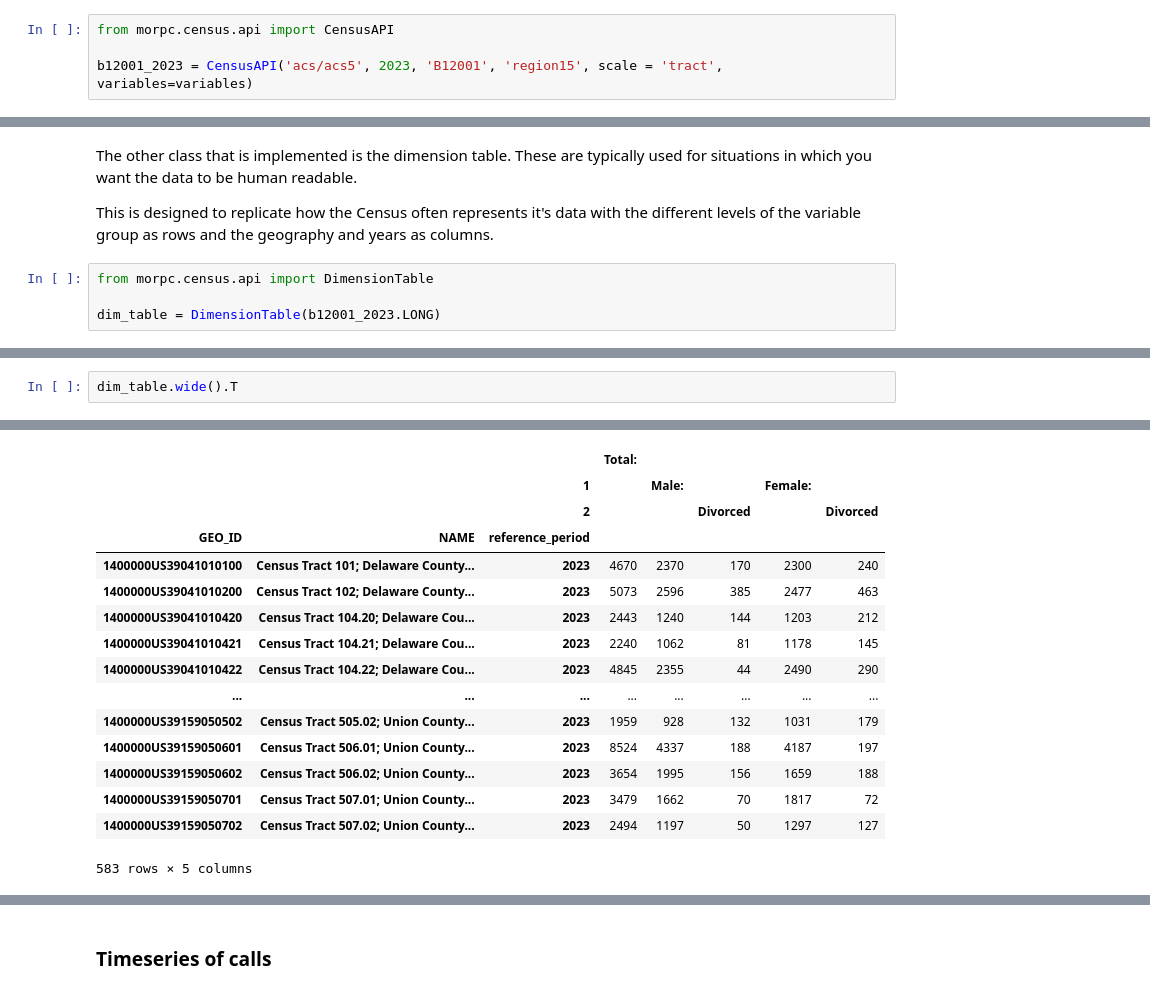
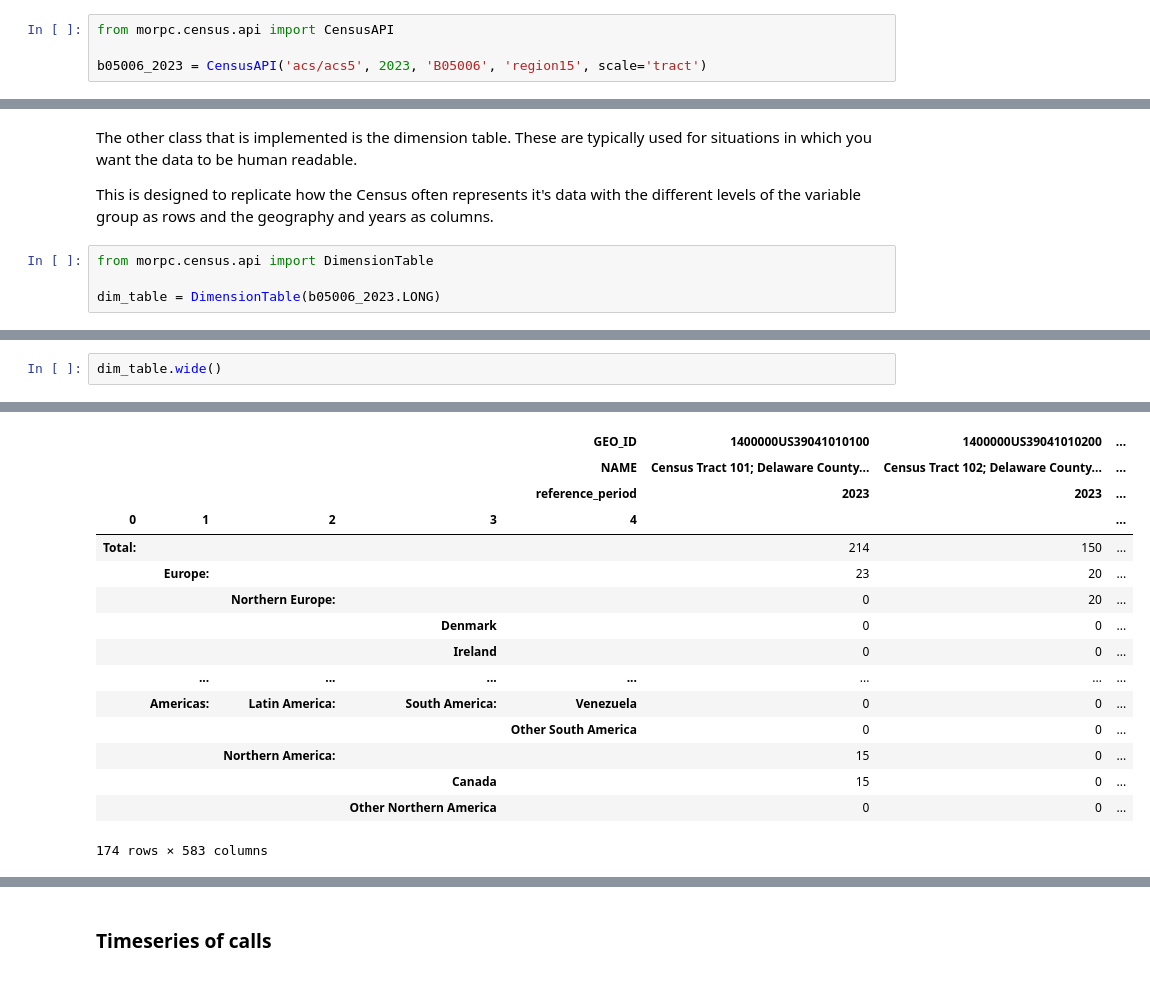
Before and after one commit to morpc/morpc-py, a Jupyter notebook: doc/07-morpc-census-demo.ipynb, the cells around one changed output, grey strips where cells are left out. Cells and saved outputs as stored; diff of their text form.

```diff
--- a/doc/07-morpc-census-demo.ipynb
+++ b/doc/07-morpc-census-demo.ipynb
@@ -194,5 +165,5 @@ variables =['B12001_001E', 'B12001_002E', 'B12001_010E', 'B12001_011E', 'B12001_
 # %%
 from morpc.census.api import CensusAPI
 
-b12001_2023 = CensusAPI('acs/acs5', 2023, 'B12001', 'region15', scale = 'tract', variables=variables)
+b05006_2023 = CensusAPI('acs/acs5', 2023, 'B05006', 'region15', scale='tract')
 # %% [output]
@@ -258,5 +232,5 @@ This is designed to replicate how the Census often represents it's data with the
 # %%
 from morpc.census.api import DimensionTable
 
-dim_table = DimensionTable(b12001_2023.LONG)
+dim_table = DimensionTable(b05006_2023.LONG)
 # %% [output]
@@ -264,3 +238,3 @@ dim_table = DimensionTable(b12001_2023.LONG)
 # %%
-dim_table.wide().T
+dim_table.wide()
 # %% [output]
@@ -269,17 +243,17 @@ dim_table.wide().T
-|  |  |  | Total: |  |  |  |  |
-|  |  | 1 |  | Male: |  | Female: |  |
-|  |  | 2 |  |  | Divorced |  | Divorced |
-| GEO_ID | NAME | reference_period |  |  |  |  |  |
-| 1400000US39041010100 | Census Tract 101; Delaware County... | 2023 | 4670 | 2370 | 170 | 2300 | 240 |
-| 1400000US39041010200 | Census Tract 102; Delaware County... | 2023 | 5073 | 2596 | 385 | 2477 | 463 |
-| 1400000US39041010420 | Census Tract 104.20; Delaware Cou... | 2023 | 2443 | 1240 | 144 | 1203 | 212 |
-| 1400000US39041010421 | Census Tract 104.21; Delaware Cou... | 2023 | 2240 | 1062 | 81 | 1178 | 145 |
-| 1400000US39041010422 | Census Tract 104.22; Delaware Cou... | 2023 | 4845 | 2355 | 44 | 2490 | 290 |
-| ... | ... | ... | ... | ... | ... | ... | ... |
-| 1400000US39159050502 | Census Tract 505.02; Union County... | 2023 | 1959 | 928 | 132 | 1031 | 179 |
-| 1400000US39159050601 | Census Tract 506.01; Union County... | 2023 | 8524 | 4337 | 188 | 4187 | 197 |
-| 1400000US39159050602 | Census Tract 506.02; Union County... | 2023 | 3654 | 1995 | 156 | 1659 | 188 |
-| 1400000US39159050701 | Census Tract 507.01; Union County... | 2023 | 3479 | 1662 | 70 | 1817 | 72 |
-| 1400000US39159050702 | Census Tract 507.02; Union County... | 2023 | 2494 | 1197 | 50 | 1297 | 127 |
+|  |  |  |  | GEO_ID | 1400000US39041010100 | 1400000US39041010200 | ... |
+|  |  |  |  | NAME | Census Tract 101; Delaware County... | Census Tract 102; Delaware County... | ... |
+|  |  |  |  | reference_period | 2023 | 2023 | ... |
+| 0 | 1 | 2 | 3 | 4 |  |  | ... |
+| Total: |  |  |  |  | 214 | 150 | ... |
+|  | Europe: |  |  |  | 23 | 20 | ... |
+|  |  | Northern Europe: |  |  | 0 | 20 | ... |
+|  |  |  | Denmark |  | 0 | 0 | ... |
+|  |  |  | Ireland |  | 0 | 0 | ... |
+|  | ... | ... | ... | ... | ... | ... | ... |
+|  | Americas: | Latin America: | South America: | Venezuela | 0 | 0 | ... |
+|  |  |  |  | Other South America | 0 | 0 | ... |
+|  |  | Northern America: |  |  | 15 | 0 | ... |
+|  |  |  | Canada |  | 15 | 0 | ... |
+|  |  |  | Other Northern America |  | 0 | 0 | ... |
-583 rows × 5 columns
+174 rows × 583 columns
 # %% [markdown]
```
Also changed, not shown: parts of 27 cells of this notebook, 3 other files.
